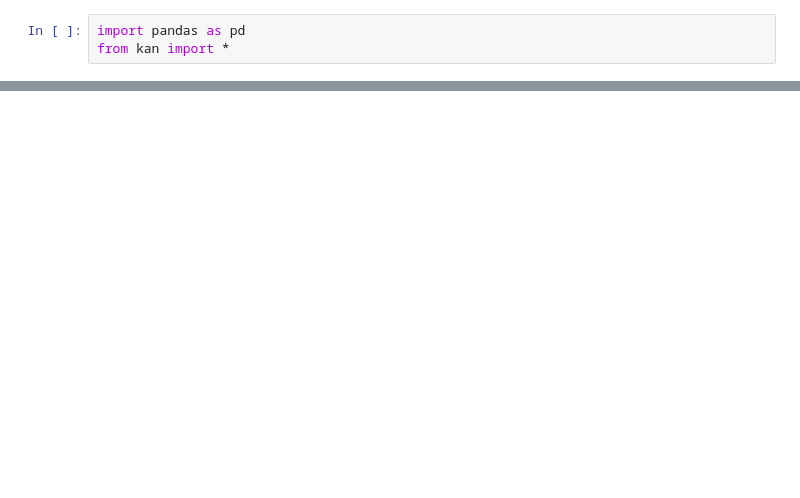
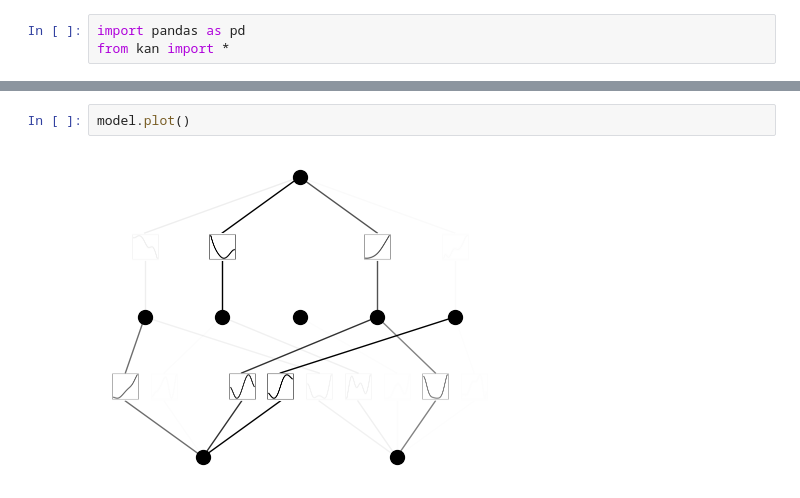
Before and after one commit to vollas/mil, a Jupyter notebook: kan/00--initial.ipynb, the cells around one changed output, grey strips where cells are left out. Cells and saved outputs as stored; diff of their text form; blank space fills up the shorter version.

```diff
--- a/kan/00--initial.ipynb
+++ b/kan/00--initial.ipynb
@@ -7,0 +23,4 @@ RuntimeError: Found no NVIDIA driver on your system. Please check that you have
+# %%
+model.plot()
+# %% [output]
+[figure, added]
```
Also changed, not shown: parts of 8 cells of this notebook.
